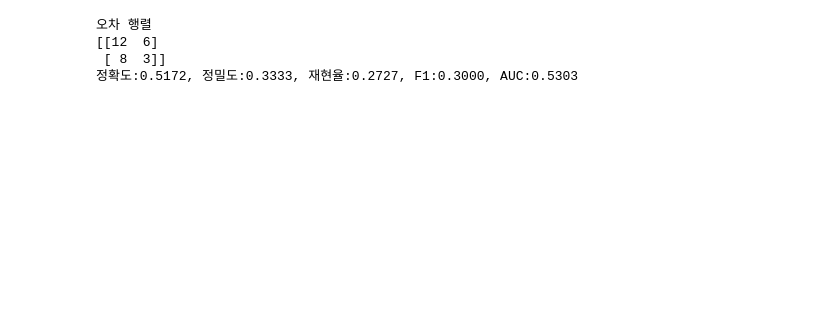
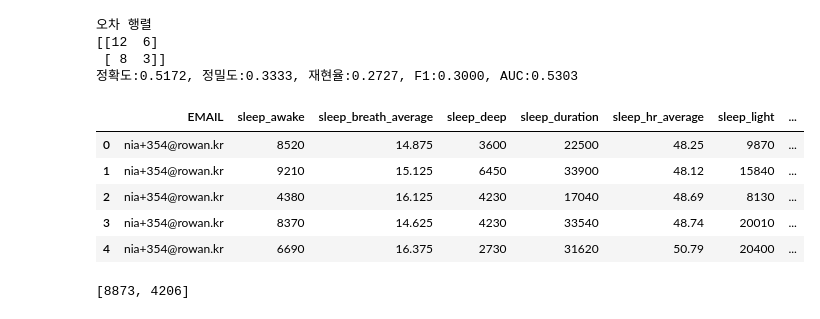
Before and after one commit to SunooJ-KR/ML_sleep-with-cognitive, a Jupyter notebook: train/xgboost_bilnary.ipynb, the cells around one changed output. Saved outputs shown, nothing was run; the diff lists cells and outputs as text; code cells hidden in the pictures; blank space fills up the shorter version.

Commit message:
xgboost 분류모델 실행 : 2차 전처리 활용(sleep, activity)

```diff
--- a/train/xgboost_bilnary.ipynb
+++ b/train/xgboost_bilnary.ipynb
@@ -147,0 +153,6 @@ gef_clf_eval(test_y, preds, preds_proba)
+# %%
+data_path = '../datasets/preprocessing/'
+activity_cn_df = pd.read_csv(data_path+'activity_preprocessing_final_CN.csv')
+activity_dem_df = pd.read_csv(data_path+'activity_preprocessing_final_Dem.csv')
+sleep_cn_df = pd.read_csv(data_path+'sleep_preprocessing_final_CN.csv')
+sleep_dem_df = pd.read_csv(data_path+'sleep_preprocessing_final_Dem.csv')
@@ -147,0 +161,11 @@ gef_clf_eval(test_y, preds, preds_proba)
+# %%
+sleep_df = pd.concat([sleep_cn_df, sleep_dem_df], ignore_index=True)
+# %%
+sleep_df.head()
+# %% [output]
+|  | EMAIL | sleep_awake | sleep_breath_average | sleep_deep | sleep_duration | sleep_hr_average | sleep_light | ... |
+| 0 | nia+354@rowan.kr | 8520 | 14.875 | 3600 | 22500 | 48.25 | 9870 | ... |
+| 1 | nia+354@rowan.kr | 9210 | 15.125 | 6450 | 33900 | 48.12 | 15840 | ... |
+| 2 | nia+354@rowan.kr | 4380 | 16.125 | 4230 | 17040 | 48.69 | 8130 | ... |
+| 3 | nia+354@rowan.kr | 8370 | 14.625 | 4230 | 33540 | 48.74 | 20010 | ... |
+| 4 | nia+354@rowan.kr | 6690 | 16.375 | 2730 | 31620 | 50.79 | 20400 | ... |
@@ -147,0 +175,4 @@ gef_clf_eval(test_y, preds, preds_proba)
+# %%
+sample_idx
+# %% [output]
+[8873, 4206]
```
Also changed, not shown: parts of 9 cells of this notebook, 1 other file.
